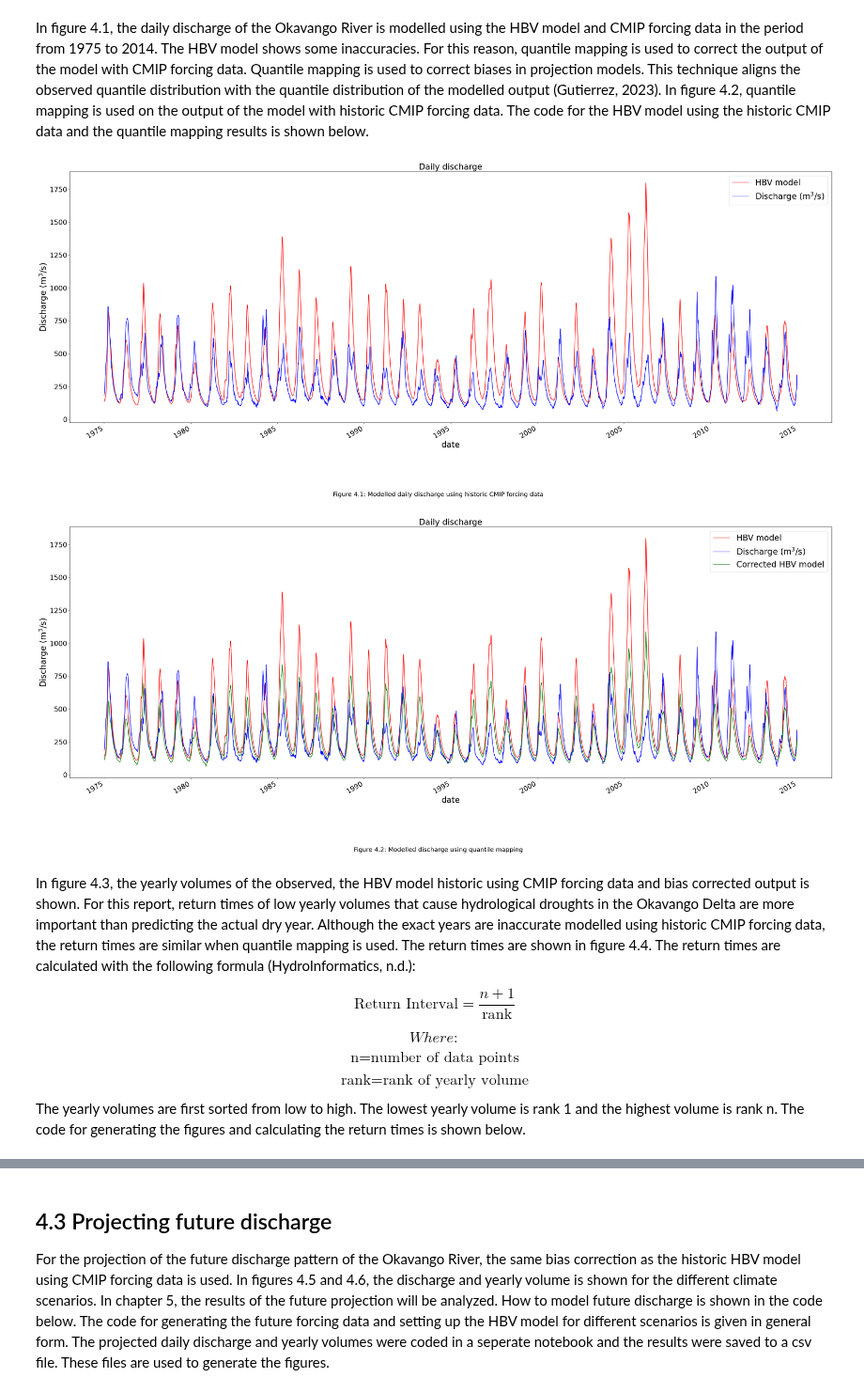
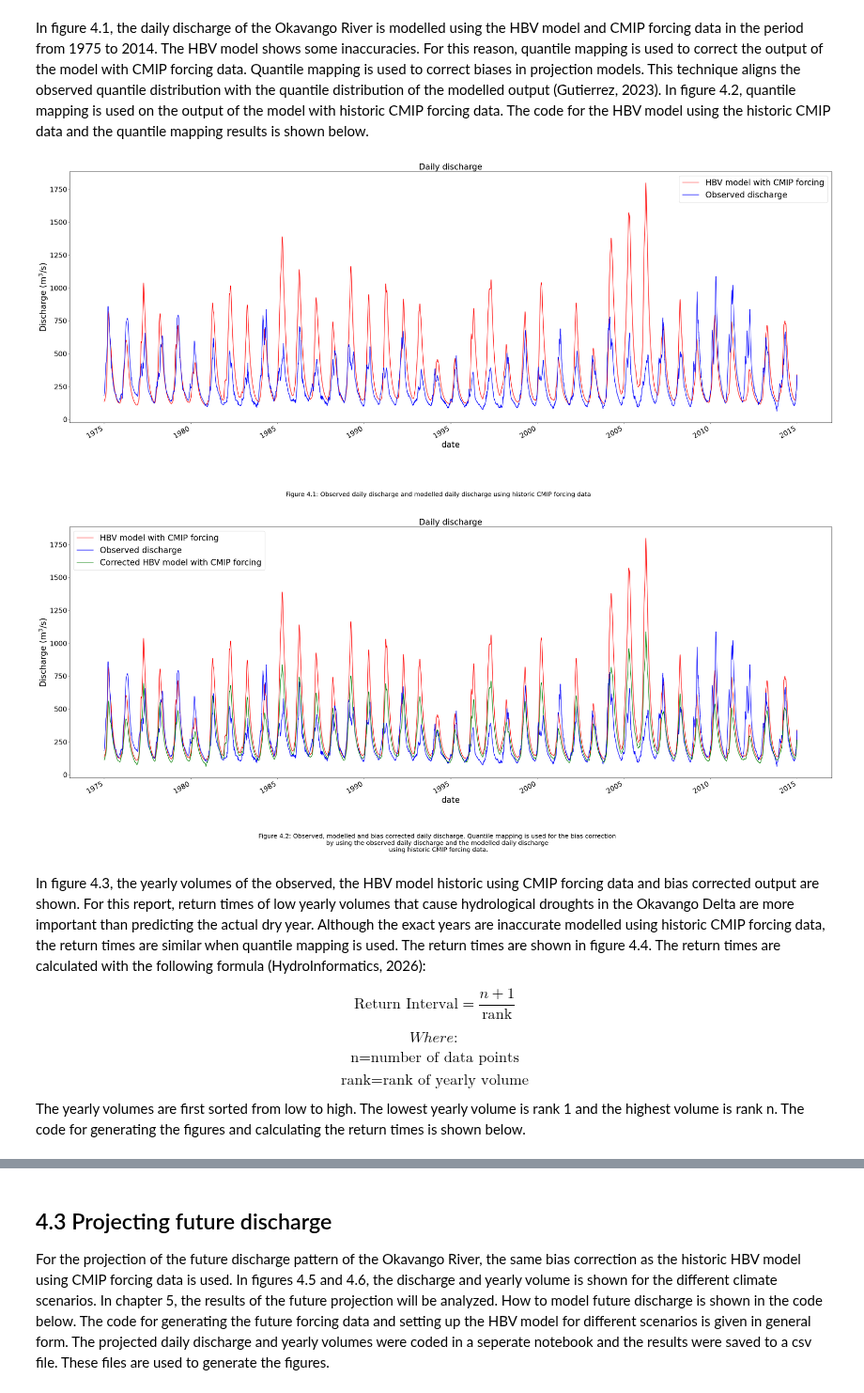
Before and after one commit to eWaterCycle/projects, a Jupyter notebook: book/thesis_projects/BSc/2026_Q4_BeauBuijtenhuijs_CEG/Report/4_Climate_scenarios.ipynb, the cells around one changed output, grey strips where cells are left out. Shown at 94% size. Saved outputs shown, nothing was run; the diff lists cells and outputs as text; code cells hidden in the pictures.

```diff
--- a/book/thesis_projects/BSc/2026_Q4_BeauBuijtenhuijs_CEG/Report/4_Climate_scenarios.ipynb
+++ b/book/thesis_projects/BSc/2026_Q4_BeauBuijtenhuijs_CEG/Report/4_Climate_scenarios.ipynb
@@ -66,7 +68,7 @@ In figure 4.1, the daily discharge of the Okavango River is modelled using the H
 data = pd.read_csv(Path.home() / "BEP-beau/book/thesis_projects/BSc/2026_Q4_BeauBuijtenhuijs_CEG/Data/mohembo_daily_water_discharge_data.csv",
                    index_col='date', parse_dates=True, dayfirst=True)
 data_daily = data.resample('D').interpolate()
-data_daily.columns = ['Discharge (m$^3$/s)']
+data_daily.columns = ['Observed discharge']
 data_daily = data_daily[~data_daily.index.year.isin([1974, 2015, 2016, 2017, 2018, 2019, 2020, 2021])] #Aligning with historic CMIP period
 
 #The model returns data in mm/day, while observed data is in m^3/s
@@ -99,7 +101,7 @@ model_output = pd.Series(data=Q_m, name="Modelled_discharge", index=time)
 
 #Converting data from mm/day to m^3/s
 Q_model = mmday_to_m3s(model_output.values, Area_km2)
-Q_model_pd = pd.Series(Q_model, index=model_output.index, name="HBV model")
+Q_model_pd = pd.Series(Q_model, index=model_output.index, name="HBV model with CMIP forcing")
 Q_model_pd = Q_model_pd['1975'::] #Removing spin-up period
 
 #Plotting results
@@ -112,9 +114,9 @@ Q_model_pd.plot(ax=ax, color='red')
 data_daily.plot(ax=ax, color='blue')
 plt.legend(fontsize=24)
 plt.title('Daily discharge', fontsize=24)
-fig.text(0.5, 0,"Figure 4.1: Modelled daily discharge using historic CMIP forcing data", ha="center", fontsize=18);
+fig.text(0.5, 0,"Figure 4.1: Observed daily discharge and modelled daily discharge using historic CMIP forcing data", ha="center", fontsize=18);
 # %% [output]
-[figure, old version]
+[figure, new version]
 # %%
 #Code of quantile mapping from Zoë Lucius (2025)
 def quantile_mapping(observed, modelled, n):
@@ -125,39 +127,41 @@ def quantile_mapping(observed, modelled, n):
     observed_sorted = np.sort(observed)
     modelled_sorted = np.sort(modelled)
 
     #Assigning every data point to a quantile
     observed_interpolated = interp1d(np.linspace(0, 1, len(observed_sorted)), observed_sorted, bounds_error=False, fill_value="extrapolate")
     modelled_interpolated = interp1d(np.linspace(0, 1, len(modelled_sorted)), modelled_sorted, bounds_error=False, fill_value="extrapolate")
 
     #Aligning data points with quantile grid
     observed_on_quantiles = observed_interpolated(quantiles)
     modelled_on_quantiles = modelled_interpolated(quantiles)
 
     #Creating function to use on CMIP forcing data
     mapping_function = interp1d(modelled_on_quantiles, observed_on_quantiles, bounds_error=False, fill_value="extrapolate")
 
     return mapping_function
 
 #Using quantile mapping
-qm_func_daily = quantile_mapping(data_daily['Discharge (m$^3$/s)'], Q_model_pd, 1000)
+qm_func_daily = quantile_mapping(data_daily['Observed discharge'], Q_model_pd, 1000)
 CMIP_corrected_daily = qm_func_daily(Q_model_pd)
 
 #Plotting results
 fig, ax = plt.subplots(figsize=(40, 15))
 plt.xticks(fontsize=20)
 plt.yticks(fontsize=20)
 ax.set_xlabel("Date", fontsize=24)
 ax.set_ylabel("Discharge (m$^3$/s)", fontsize=24)
 Q_model_pd.plot(ax=ax, color='red')
 data_daily.plot(ax=ax, color='blue')
-plt.plot(Q_model_pd.index, CMIP_corrected_daily, label='Corrected HBV model', color='green')
+plt.plot(Q_model_pd.index, CMIP_corrected_daily, label='Corrected HBV model with CMIP forcing', color='green')
 plt.legend(fontsize=24)
 plt.title('Daily discharge', fontsize=24)
-fig.text(0.5, 0,"Figure 4.2: Modelled discharge using quantile mapping", ha="center", fontsize=18);
+fig.text(0.5, 0,"Figure 4.2: Observed, modelled and bias corrected daily discharge. Quantile mapping is used for the bias correction \n"
+         "by using the observed daily discharge and the modelled daily discharge \n"
+         "using historic CMIP forcing data.", ha="center", fontsize=18);
 # %% [output]
-[figure, old version]
+[figure, new version]
 # %% [markdown]
-In figure 4.3, the yearly volumes of the observed, the HBV model historic using CMIP forcing data and bias corrected output is shown. For this report, return times of low yearly volumes that cause hydrological droughts in the Okavango Delta are more important than predicting the actual dry year. Although the exact years are inaccurate modelled using historic CMIP forcing data, the return times are similar when quantile mapping is used. The return times are shown in figure 4.4. The return times are calculated with the following formula (HydroInformatics, n.d.):
+In figure 4.3, the yearly volumes of the observed, the HBV model historic using CMIP forcing data and bias corrected output are shown. For this report, return times of low yearly volumes that cause hydrological droughts in the Okavango Delta are more important than predicting the actual dry year. Although the exact years are inaccurate modelled using historic CMIP forcing data, the return times are similar when quantile mapping is used. The return times are shown in figure 4.4. The return times are calculated with the following formula (HydroInformatics, 2026):
 
 $$ \text{Return Interval} = \frac{n+1}{\mathrm{rank}} $$
 
```
Also changed, not shown: parts of 5 cells of this notebook, 11 other files.
